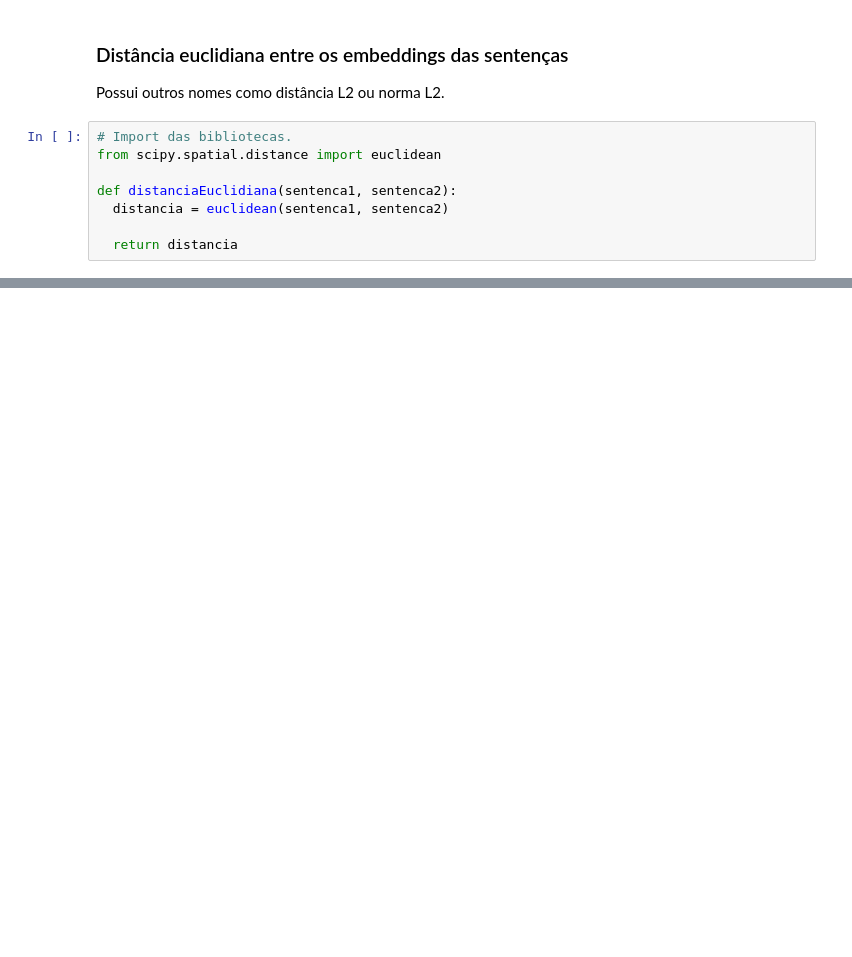
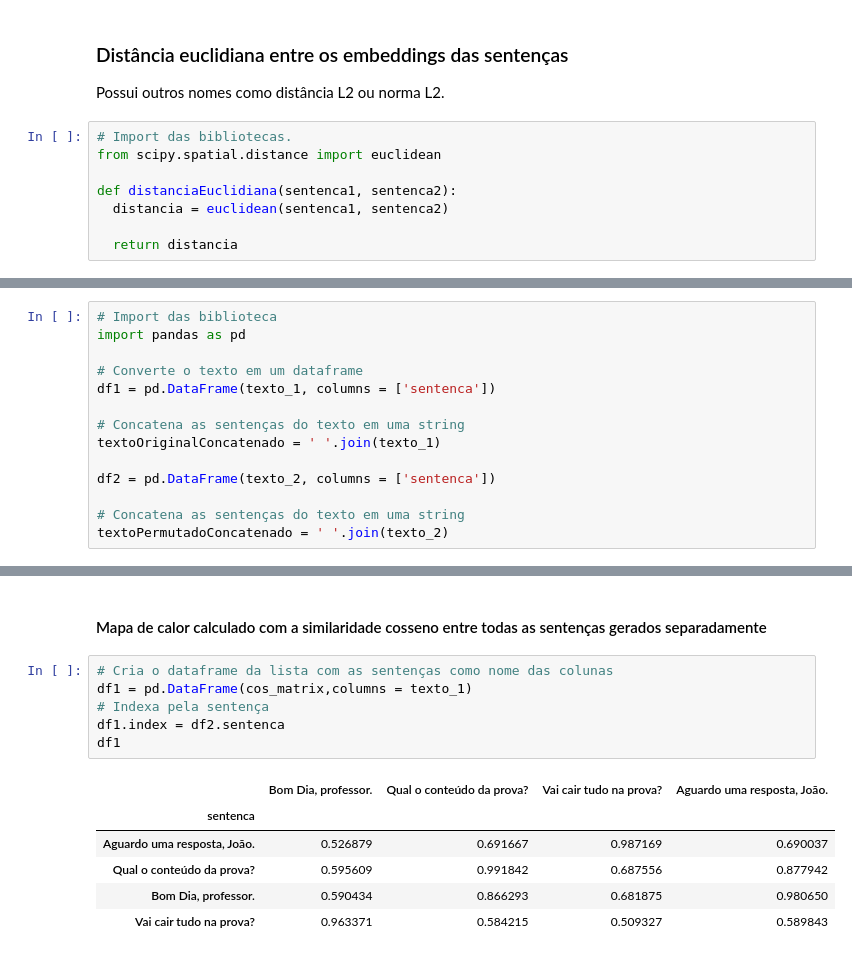
Before and after one commit to osmarbraz/exemplos_BERT, a Jupyter notebook: ExemplosWordEmbeddingContextualBERT_pt_br_sentenca.ipynb, the cells around one changed output, grey strips where cells are left out. Cells and saved outputs as stored; diff of their text form; blank space fills up the shorter version.

```diff
--- a/ExemplosWordEmbeddingContextualBERT_pt_br_sentenca.ipynb
+++ b/ExemplosWordEmbeddingContextualBERT_pt_br_sentenca.ipynb
@@ -7895,0 +6926,14 @@ Dman       :   1132.67498779          1082.09576416
+# %%
+# Import das biblioteca
+import pandas as pd
+
+# Converte o texto em um dataframe
+df1 = pd.DataFrame(texto_1, columns = ['sentenca'])
+
+# Concatena as sentenças do texto em uma string
+textoOriginalConcatenado = ' '.join(texto_1)
+
+df2 = pd.DataFrame(texto_2, columns = ['sentenca'])
+
+# Concatena as sentenças do texto em uma string
+textoPermutadoConcatenado = ' '.join(texto_2)
@@ -7895,0 +7041,15 @@ Dman       :   1132.67498779          1082.09576416
+# %% [markdown]
+#### Mapa de calor calculado com a similaridade cosseno entre todas as sentenças gerados separadamente
+# %%
+# Cria o dataframe da lista com as sentenças como nome das colunas
+df1 = pd.DataFrame(cos_matrix,columns = texto_1)
+# Indexa pela sentença
+df1.index = df2.sentenca
+df1
+# %% [output]
+|  | Bom Dia, professor. | Qual o conteúdo da prova? | Vai cair tudo na prova? | Aguardo uma resposta, João. |
+| sentenca |  |  |  |  |
+| Aguardo uma resposta, João. | 0.526879 | 0.691667 | 0.987169 | 0.690037 |
+| Qual o conteúdo da prova? | 0.595609 | 0.991842 | 0.687556 | 0.877942 |
+| Bom Dia, professor. | 0.590434 | 0.866293 | 0.681875 | 0.980650 |
+| Vai cair tudo na prova? | 0.963371 | 0.584215 | 0.509327 | 0.589843 |
```
Also changed, not shown: parts of 663 cells of this notebook.
